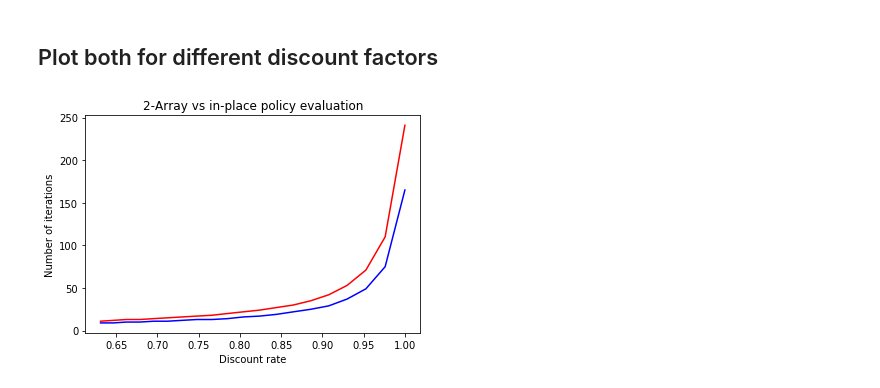
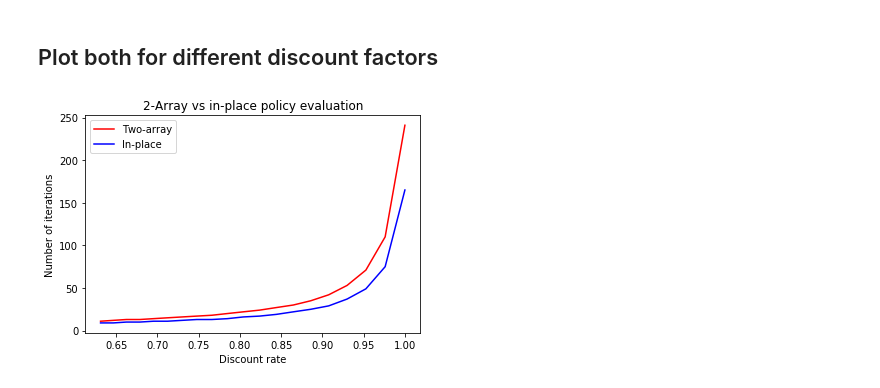
Before and after one commit to Pieter-Cawood/Reinforcement-Learning, a Jupyter notebook: pieter_DP.ipynb, the cells around one changed output. Saved outputs shown, nothing was run; the diff lists cells and outputs as text; code cells hidden in the pictures.

Commit message:
Added legend to plot

```diff
--- a/pieter_DP.ipynb
+++ b/pieter_DP.ipynb
@@ -246,9 +246,10 @@ for gamma in gammas:
 # %%
 plt.plot(gammas, iterations_two_array, 'r')
 plt.plot(gammas, iterations_in_place, 'b')
 plt.title('2-Array vs in-place policy evaluation')
+plt.legend(['Two-array','In-place'])
 plt.xlabel('Discount rate')
 plt.ylabel('Number of iterations')
 plt.show()
 # %% [output]
-[figure, old version]
+[figure, new version]
```
